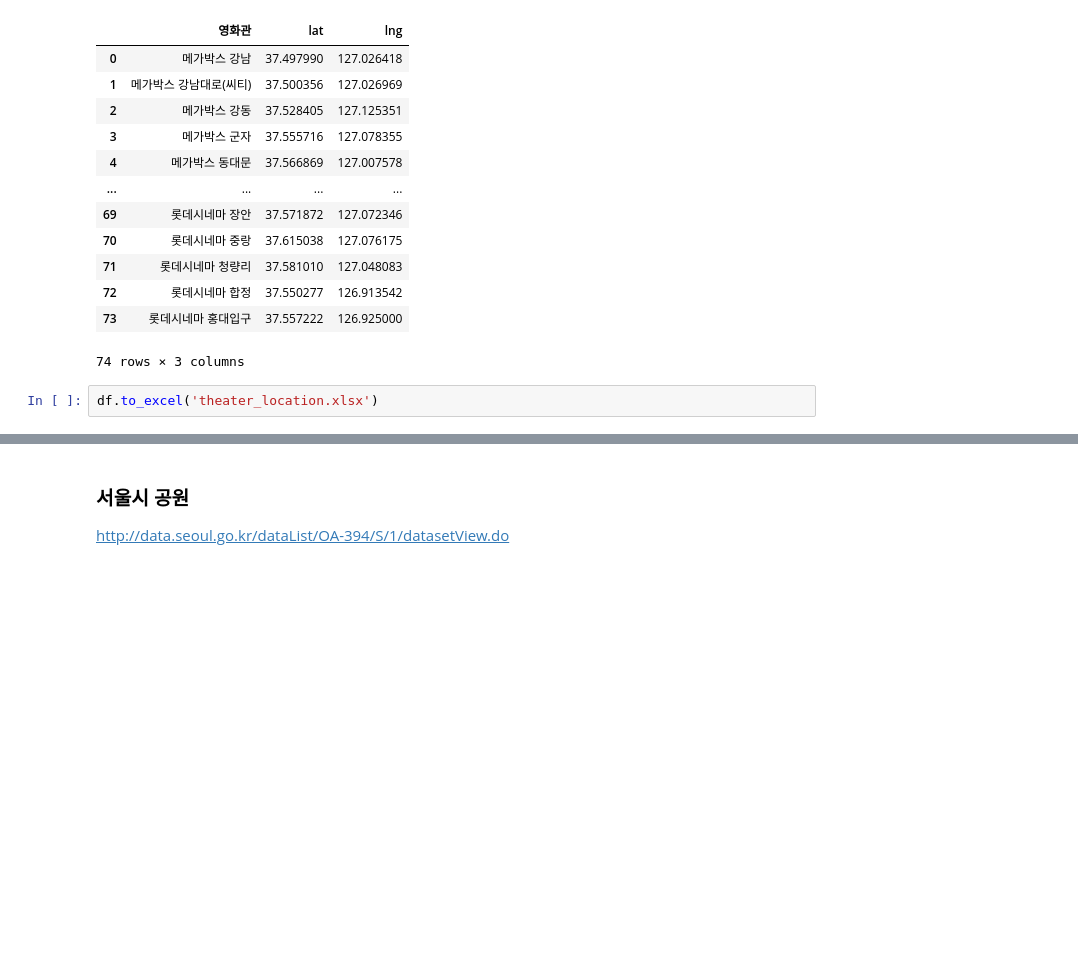
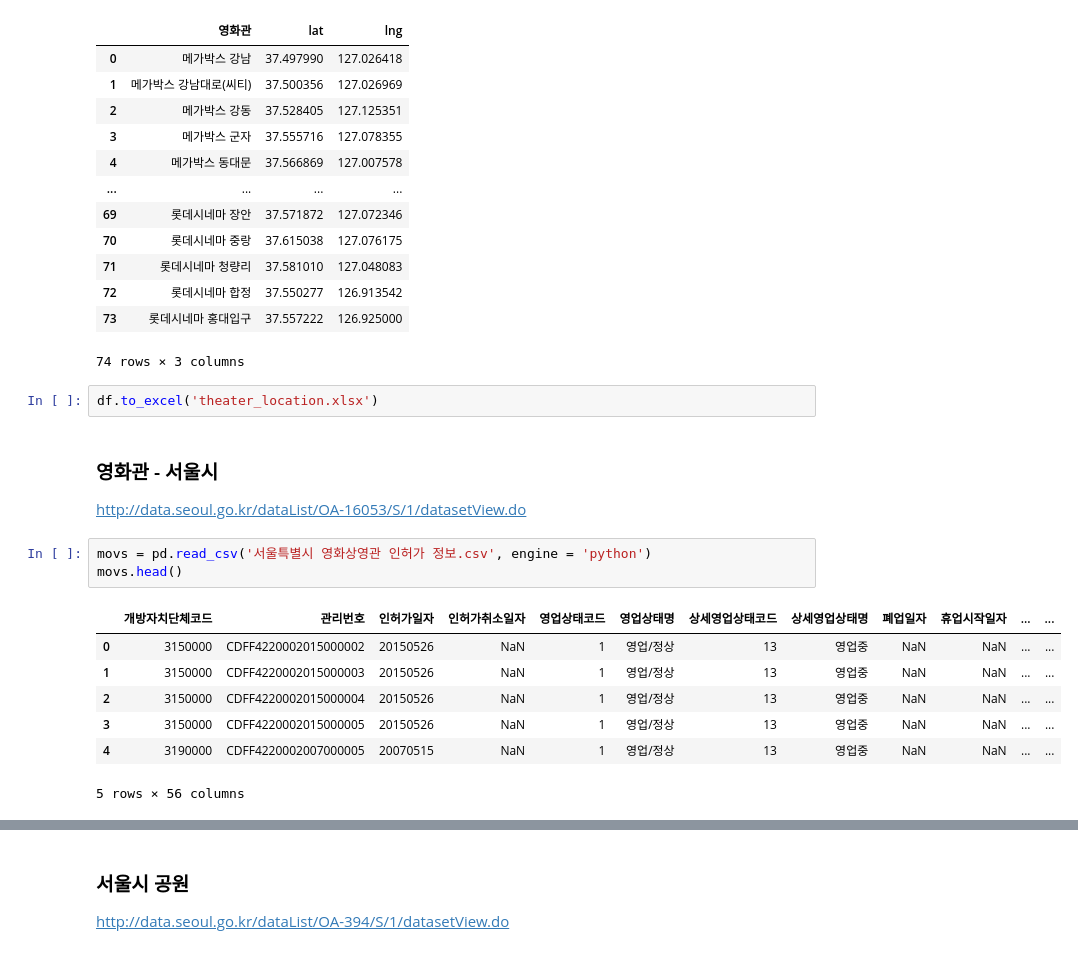
Before and after one commit to ChoiRhee/Crawling, a Jupyter notebook: Geocoding/google map.ipynb, the cells around one changed output, grey strips where cells are left out. Cells and saved outputs as stored; diff of their text form; blank space fills up the shorter version.

```diff
--- a/Geocoding/google map.ipynb
+++ b/Geocoding/google map.ipynb
@@ -97,3 +81,17 @@ df
 74 rows × 3 columns
 # %%
 df.to_excel('theater_location.xlsx')
+# %% [markdown]
+### 영화관 - 서울시
+http://data.seoul.go.kr/dataList/OA-16053/S/1/datasetView.do
+# %%
+movs = pd.read_csv('서울특별시 영화상영관 인허가 정보.csv', engine = 'python')
+movs.head()
+# %% [output]
+|  | 개방자치단체코드 | 관리번호 | 인허가일자 | 인허가취소일자 | 영업상태코드 | 영업상태명 | 상세영업상태코드 | 상세영업상태명 | 폐업일자 | 휴업시작일자 | ... | ... |
+| 0 | 3150000 | CDFF4220002015000002 | 20150526 | NaN | 1 | 영업/정상 | 13 | 영업중 | NaN | NaN | ... | ... |
+| 1 | 3150000 | CDFF4220002015000003 | 20150526 | NaN | 1 | 영업/정상 | 13 | 영업중 | NaN | NaN | ... | ... |
+| 2 | 3150000 | CDFF4220002015000004 | 20150526 | NaN | 1 | 영업/정상 | 13 | 영업중 | NaN | NaN | ... | ... |
+| 3 | 3150000 | CDFF4220002015000005 | 20150526 | NaN | 1 | 영업/정상 | 13 | 영업중 | NaN | NaN | ... | ... |
+| 4 | 3190000 | CDFF4220002007000005 | 20070515 | NaN | 1 | 영업/정상 | 13 | 영업중 | NaN | NaN | ... | ... |
+5 rows × 56 columns
```
Also changed, not shown: parts of 28 cells of this notebook, 1 other file.
